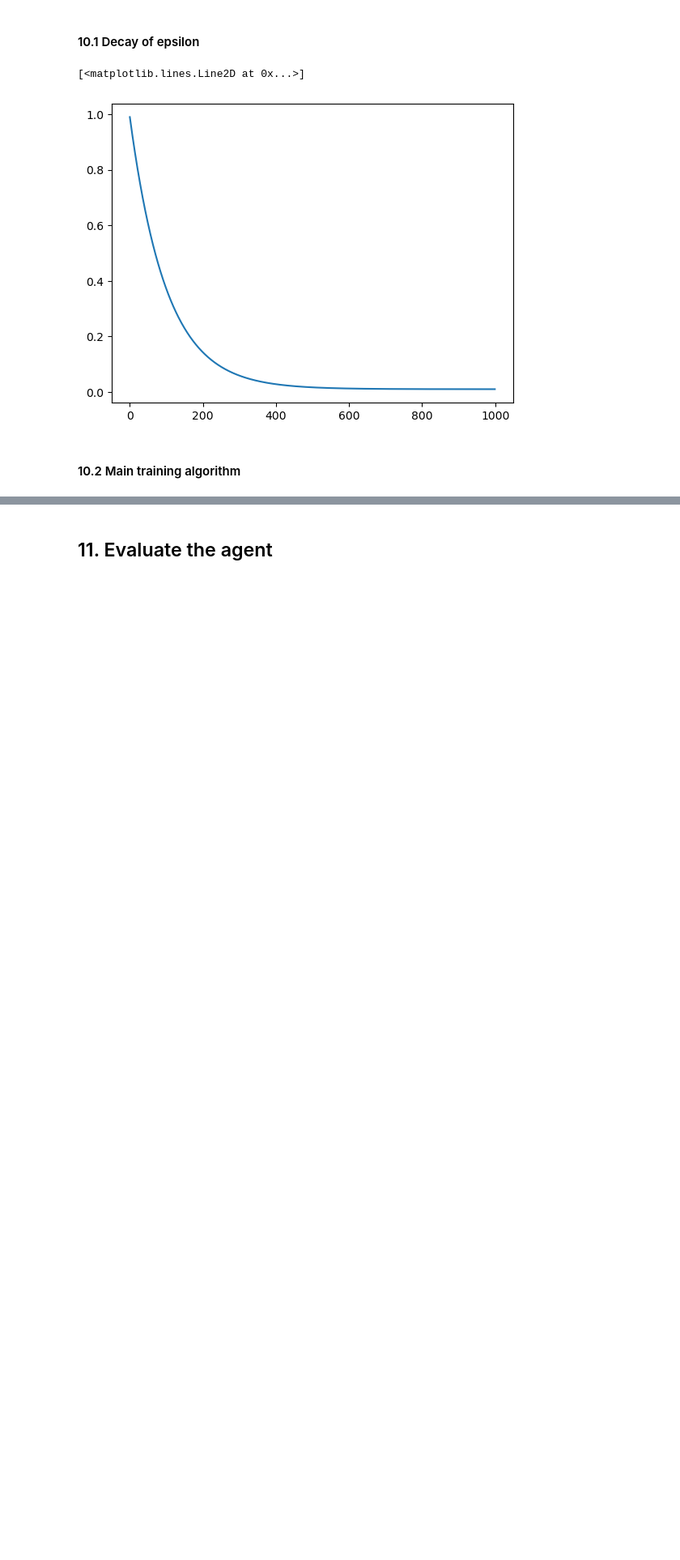
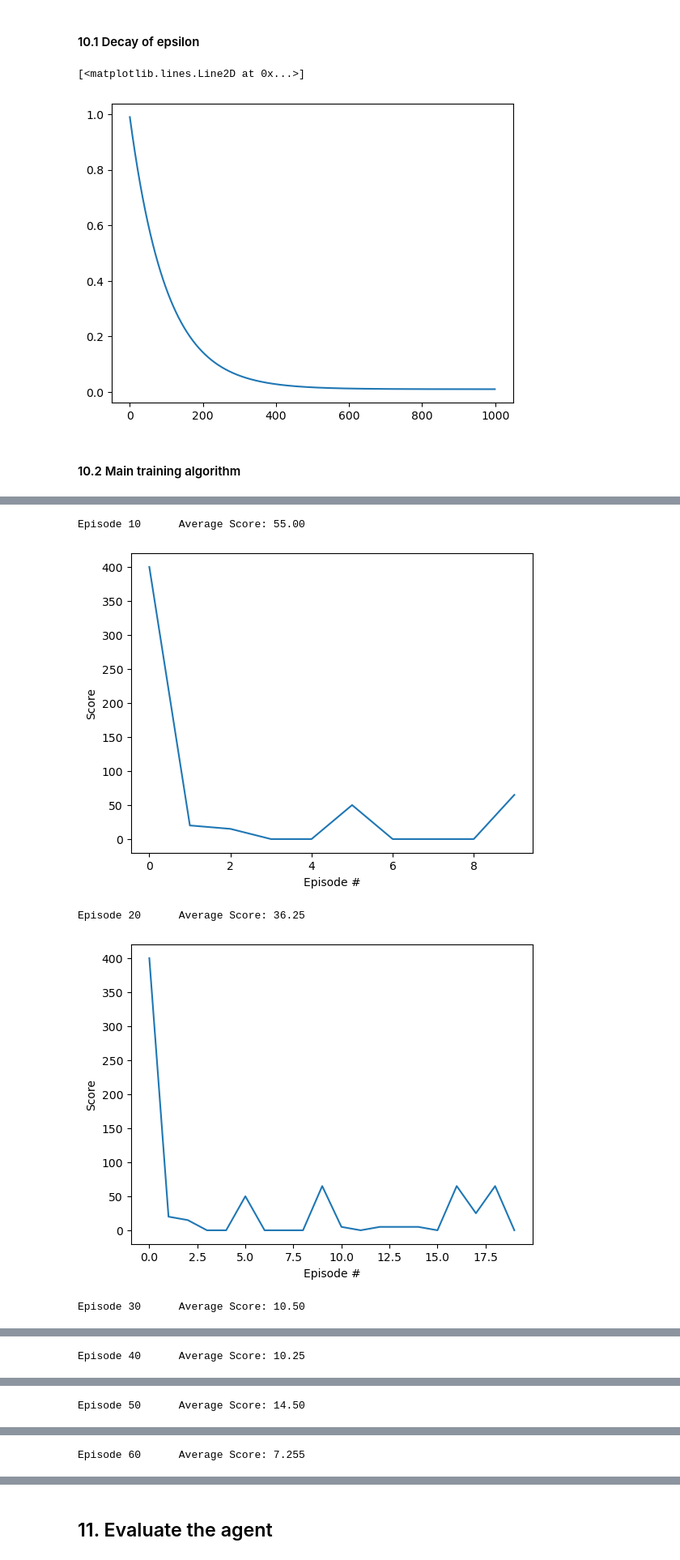
Before and after one commit to Mario-16180/AI701Project_MNM_RL, a Jupyter notebook: main.ipynb, the cells around one changed output, grey strips where cells are left out. Shown at 81% size. Drawn from its saved outputs; the diff is of its cells as text; code cells hidden in the pictures; blank space fills up the shorter version.

Commit message:
Training

```diff
--- a/main.ipynb
+++ b/main.ipynb
@@ -131 +224,19 @@ def remove_color(image):
+# %%
+input_shape = (84, 84, 4)
+action_size = env_si.action_space.n
+n_stacked_frames = 4
+START_seed()
+gamma = 0.99           # discount factor
+buffer_size = 20000   # replay buffer size
+pretrain_length = 1000 # Number of experiences used to filled an initialiazed memory
+batch_size = 64        # Update batch size
+learning_rate = 0.0001            # learning rate
+tau = 1e-3             # for soft update of target parameters
+update_every = 1       # how often to update the network
+update_after = 10000  # After which thershold replay to be started
+
+# Exploration vs Explotaition tradeoff, epsilon decays over time
+eps_start = 0.99        # starting value of epsilon
+eps_end = 0.01          # Ending value of epsilon
+eps_decay = 100         # Rate by which epsilon to be decayed
 # %% [markdown]
@@ -135,16 +243,0 @@ def remove_color(image):
-# %%
-input_shape = ???
-action_size = env_si.action_space.n
-seed = 0
-gamma = 0.99           # discount factor
-buffer_size = 100000   # replay buffer size
-batch_size = 64        # Update batch size
-learning_rate = 0.0001            # learning rate
-tau = 1e-3             # for soft update of target parameters
-update_every = 1       # how often to update the network
-update_after = 10000  # After which thershold replay to be started
-
-# Exploration vs Explotaition tradeoff, epsilon decays over time
-eps_start = 0.99        # starting value of epsilon
-eps_end = 0.01          # Ending value of epsilon
-eps_decay = 100         # Rate by which epsilon to be decayed
@@ -150,0 +354,2 @@ eps_decay = 100         # Rate by which epsilon to be decayed
+# %%
+memory = Memory(max_size = buffer_size)
@@ -232,0 +502,8 @@ def train(n_episodes=1000):
+# %%
+model, scores = train(300, env_si)
+# %% [output]
+Episode 10      Average Score: 55.00
+[figure, added]
+Episode 20      Average Score: 36.25
+[figure, added]
+Episode 30      Average Score: 10.50
@@ -232,0 +511 @@ def train(n_episodes=1000):
+Episode 40      Average Score: 10.25
@@ -232,0 +513 @@ def train(n_episodes=1000):
+Episode 50      Average Score: 14.50
@@ -232,0 +515 @@ def train(n_episodes=1000):
+Episode 60      Average Score: 7.255
```
Also changed, not shown: parts of 29 cells of this notebook, 3 other files.
